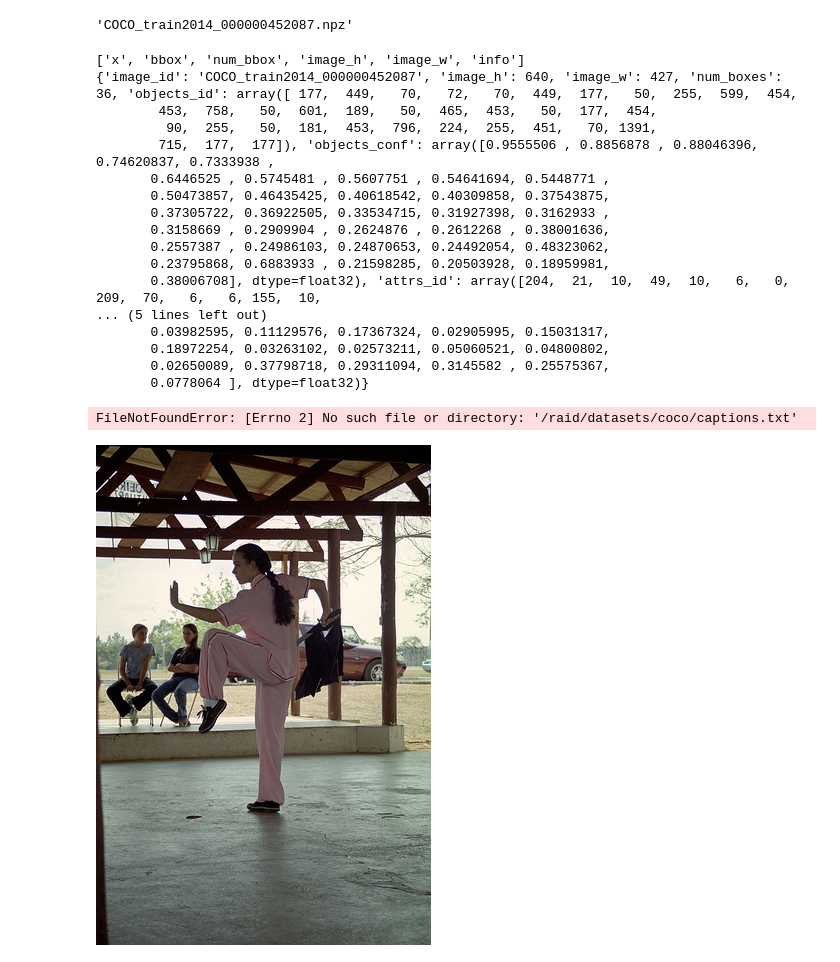
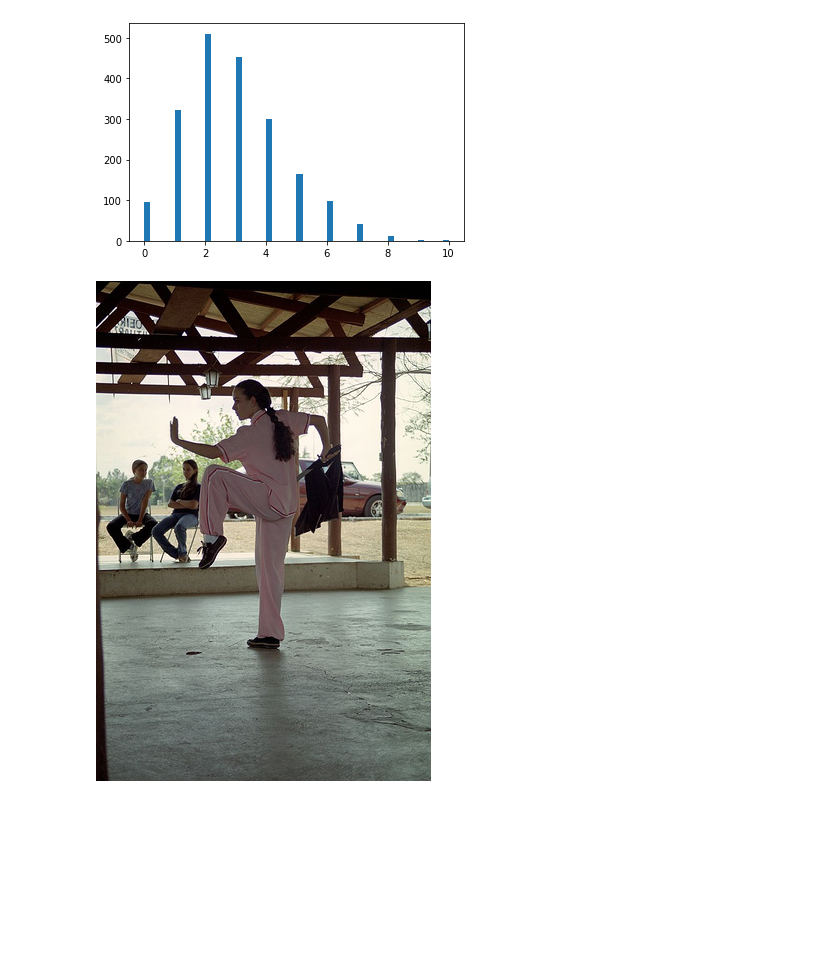
Before and after one commit to NotNANtoN/master_thesis, a Jupyter notebook: baseline_preds.ipynb, the cells around one changed output. Drawn from its saved outputs; the diff is of its cells as text; code cells hidden in the pictures; blank space fills up the shorter version.

Commit message:
Finished up creation of labels for Flickr30 and loading function for it. MSCOCO is up next!

```diff
--- a/baseline_preds.ipynb
+++ b/baseline_preds.ipynb
@@ -81,33 +200,22 @@ files = os.listdir("/raid/datasets/coco/features_36/bua/")
-# %%
-files[0]
-# %% [output]
-'COCO_train2014_000000452087.npz'
-# %%
-loaded = np.load(os.path.join(path, "features_36", sub_folder, files[0]), allow_pickle=True)
-print(list(loaded.keys()))
-print(loaded["info"].tolist())
-# %% [output]
-['x', 'bbox', 'num_bbox', 'image_h', 'image_w', 'info']
-{'image_id': 'COCO_train2014_000000452087', 'image_h': 640, 'image_w': 427, 'num_boxes': 36, 'objects_id': array([ 177,  449,   70,   72,   70,  449,  177,   50,  255,  599,  454,
-        453,  758,   50,  601,  189,   50,  465,  453,   50,  177,  454,
-         90,  255,   50,  181,  453,  796,  224,  255,  451,   70, 1391,
-        715,  177,  177]), 'objects_conf': array([0.9555506 , 0.8856878 , 0.88046396, 0.74620837, 0.7333938 ,
-       0.6446525 , 0.5745481 , 0.5607751 , 0.54641694, 0.5448771 ,
-       0.50473857, 0.46435425, 0.40618542, 0.40309858, 0.37543875,
-       0.37305722, 0.36922505, 0.33534715, 0.31927398, 0.3162933 ,
-       0.3158669 , 0.2909904 , 0.2624876 , 0.2612268 , 0.38001636,
-       0.2557387 , 0.24986103, 0.24870653, 0.24492054, 0.48323062,
-       0.23795868, 0.6883933 , 0.21598285, 0.20503928, 0.18959981,
-       0.38006708], dtype=float32), 'attrs_id': array([204,  21,  10,  49,  10,   6,   0, 209,  70,   6,   6, 155,  10,
-... (5 lines left out)
-       0.03982595, 0.11129576, 0.17367324, 0.02905995, 0.15031317,
-       0.18972254, 0.03263102, 0.02573211, 0.05060521, 0.04800802,
-       0.02650089, 0.37798718, 0.29311094, 0.3145582 , 0.25575367,
-       0.0778064 ], dtype=float32)}
 # %%
+# define dataset specifics
 if dataset == "flickr30k":
-    img_paths, captions = load_flickr(path)
-elif dataset == "mscoco":
-    img_paths, captions = load_coco(path)
+    label_path = "flickr30k/labels.npy"
+    load_func = load_flickr
+elif dataset == "coco":
+    label_path = "coco/labels.npy"
+    load_func = load_coco
+
+# load or create
+if not os.path.exists(label_path):
+    out = load_func(path)
+    np.save(label_path, out)
+else:
+    out = np.load(label_path, allow_pickle=True)
+out = img_paths, img_ids, captions, label_strs, train_ids, val_ids, test_ids, label_names
+
+# check correctness of lens
+assert len(img_paths) == len(img_ids)
+assert len(img_paths) == len(train_ids) + len(val_ids) + len(test_ids)
+assert len(captions) % len(img_ids) == 0
+assert len(img_ids) == len(label_strs)
-# %% [output]
-FileNotFoundError: [Errno 2] No such file or directory: '/raid/datasets/coco/captions.txt'
@@ -114,3 +224,9 @@ FileNotFoundError: [Errno 2] No such file or directory: '/raid/datasets/coco/cap
+# %%
+lens = [len(l) for l in label_strs]
+# %%
+p = plt.hist(lens, bins=50)
+# %% [output]
+[figure, added]
 # %%
 def get_data(img_idx, return_img=False):
     img_name = imgs[img_idx]
```
Also changed, not shown: parts of 8 cells of this notebook, 1 other file.
